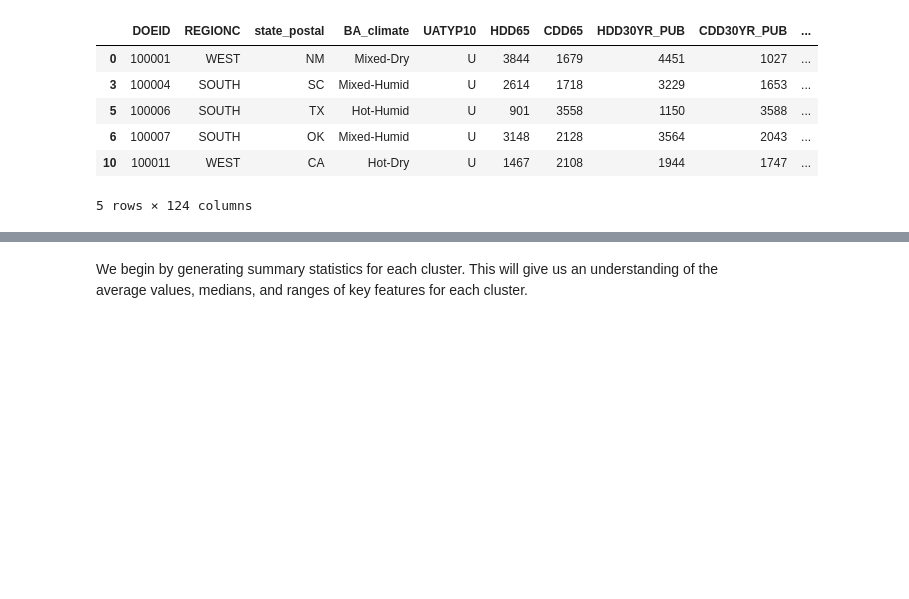
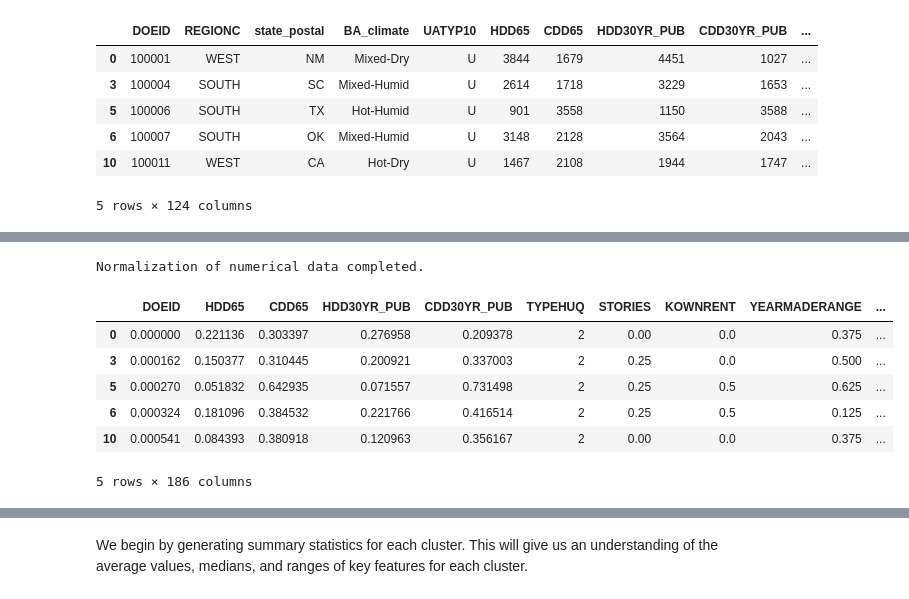
Before and after one commit to numansuri/Milestone_II, a Jupyter notebook: Numan_Exploration/recs_unsupervised_learning.ipynb, the cells around one changed output, grey strips where cells are left out. Saved outputs shown, nothing was run; the diff lists cells and outputs as text; code cells hidden in the pictures; blank space fills up the shorter version.

```diff
--- a/Numan_Exploration/recs_unsupervised_learning.ipynb
+++ b/Numan_Exploration/recs_unsupervised_learning.ipynb
@@ -175,0 +183,8 @@ raise Exception
+# %%
+# Normalize numerical columns using Min-Max scaling
+scaler = MinMaxScaler()
+subset_df[numerical_cols] = scaler.fit_transform(subset_df[numerical_cols])
+
+print("Normalization of numerical data completed.")
+# %% [output]
+Normalization of numerical data completed.
@@ -176,3 +193,13 @@ raise Exception
+# %%
+subset_df.head()
+# %% [output]
+|  | DOEID | HDD65 | CDD65 | HDD30YR_PUB | CDD30YR_PUB | TYPEHUQ | STORIES | KOWNRENT | YEARMADERANGE | ... |
+| 0 | 0.000000 | 0.221136 | 0.303397 | 0.276958 | 0.209378 | 2 | 0.00 | 0.0 | 0.375 | ... |
+| 3 | 0.000162 | 0.150377 | 0.310445 | 0.200921 | 0.337003 | 2 | 0.25 | 0.0 | 0.500 | ... |
+| 5 | 0.000270 | 0.051832 | 0.642935 | 0.071557 | 0.731498 | 2 | 0.25 | 0.5 | 0.625 | ... |
+| 6 | 0.000324 | 0.181096 | 0.384532 | 0.221766 | 0.416514 | 2 | 0.25 | 0.5 | 0.125 | ... |
+| 10 | 0.000541 | 0.084393 | 0.380918 | 0.120963 | 0.356167 | 2 | 0.00 | 0.0 | 0.375 | ... |
+5 rows × 186 columns
 # %%
 # Perform PCA to capture 90% of the variance
 pca = PCA(n_components=0.90, random_state=42)
```
Also changed, not shown: parts of 16 cells of this notebook.
